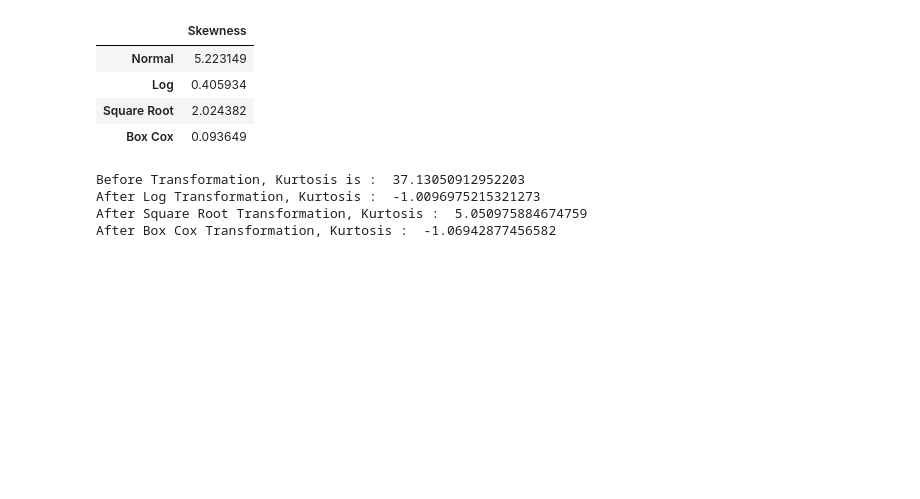
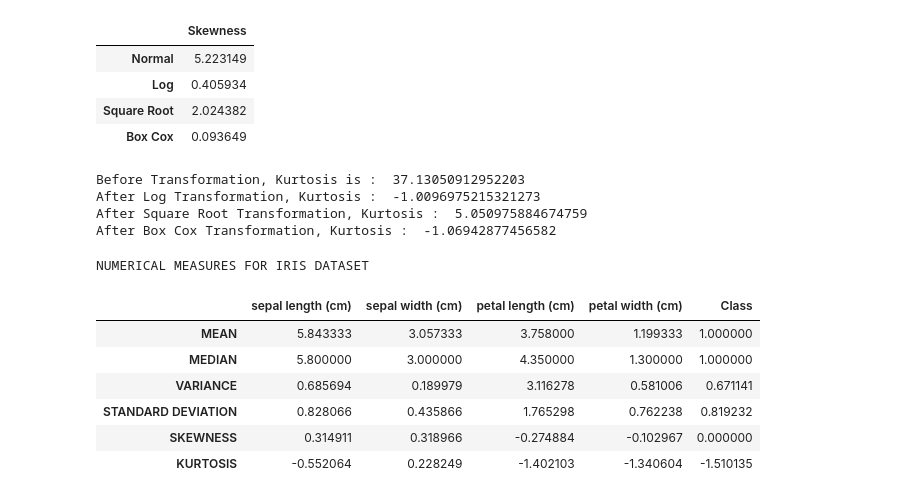
Before and after one commit to sandipanpaul21/Machine-Learning-in-Python-Code, a Jupyter notebook: 02_Univariate_Analysis.ipynb, the cells around one changed output. Drawn from its saved outputs; the diff is of its cells as text; code cells hidden in the pictures; blank space fills up the shorter version.

```diff
--- a/02_Univariate_Analysis.ipynb
+++ b/02_Univariate_Analysis.ipynb
@@ -624,3 +624,19 @@ Before Transformation, Kurtosis is :  37.13050912952203
 After Log Transformation, Kurtosis :  -1.0096975215321273
 After Square Root Transformation, Kurtosis :  5.050975884674759
 After Box Cox Transformation, Kurtosis :  -1.06942877456582
+# %%
+# Revision
+
+print("NUMERICAL MEASURES FOR IRIS DATASET")
+pd.DataFrame([iris_pd.mean(),iris_pd.median(),iris_pd.var(),iris_pd.std(),
+              iris_pd.skew(),iris_pd.kurtosis()],
+             index = ["MEAN","MEDIAN","VARIANCE","STANDARD DEVIATION","SKEWNESS","KURTOSIS"])
+# %% [output]
+NUMERICAL MEASURES FOR IRIS DATASET
+|  | sepal length (cm) | sepal width (cm) | petal length (cm) | petal width (cm) | Class |
+| MEAN | 5.843333 | 3.057333 | 3.758000 | 1.199333 | 1.000000 |
+| MEDIAN | 5.800000 | 3.000000 | 4.350000 | 1.300000 | 1.000000 |
+| VARIANCE | 0.685694 | 0.189979 | 3.116278 | 0.581006 | 0.671141 |
+| STANDARD DEVIATION | 0.828066 | 0.435866 | 1.765298 | 0.762238 | 0.819232 |
+| SKEWNESS | 0.314911 | 0.318966 | -0.274884 | -0.102967 | 0.000000 |
+| KURTOSIS | -0.552064 | 0.228249 | -1.402103 | -1.340604 | -1.510135 |
```
